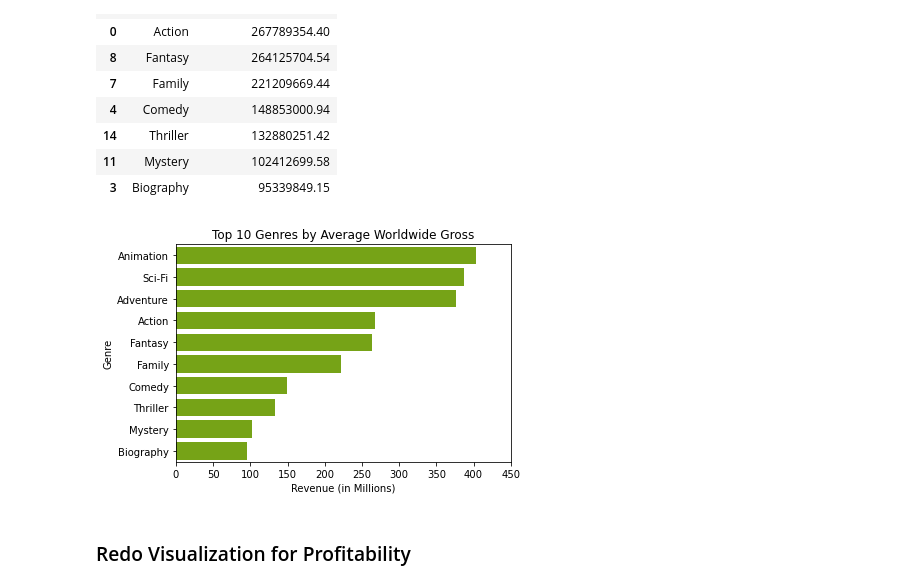
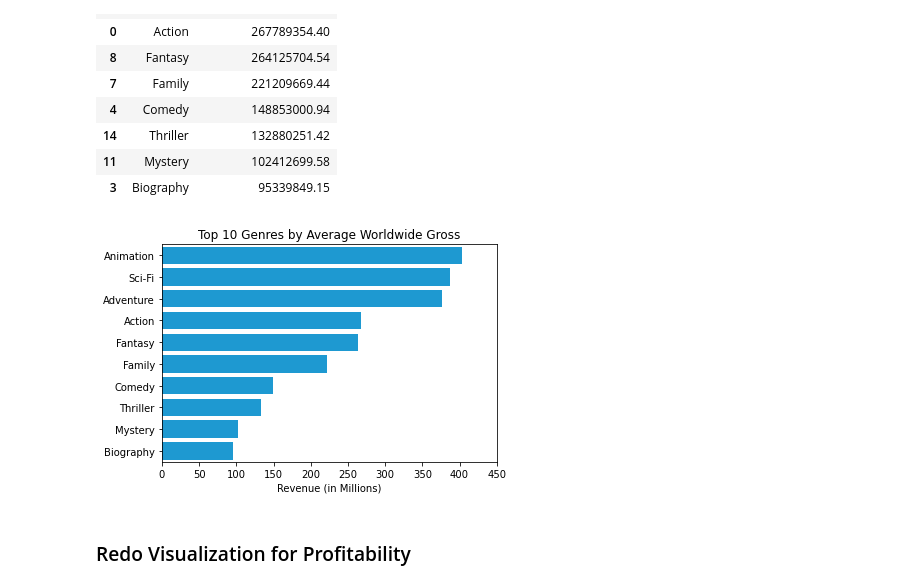
Before and after one commit to learn-co-curriculum/dsc-phase-1-project-v2-4, a Jupyter notebook: code/genre_v_boxoffice.ipynb, the cells around one changed output. Cells and saved outputs as stored; diff of their text form; code cells hidden in the pictures.

```diff
--- a/code/genre_v_boxoffice.ipynb
+++ b/code/genre_v_boxoffice.ipynb
@@ -629,22 +629,22 @@ new_worldwide_gross
 | 3 | Biography | 95339849.15 |
 # %%
 # plotting on a horizontal bar
-plot = sns.barplot(data=new_worldwide_gross, y='genre', x='worldwide_gross_final', orient='h', color='#7FBA00');
+plot = sns.barplot(data=new_worldwide_gross, y='genre', x='worldwide_gross_final', orient='h', color='#00A4EF');
 
 # title and axis labels
 plot.set_title("Top 10 Genres by Average Worldwide Gross")
 plot.set_xlabel("Revenue (in Millions)")
-plot.set_ylabel("Genre")
+plot.set_ylabel("")
 
 # This changes the tick labels to show in millions (ex. 50,000,000 -> 50)
 x_tick_labels = ['{:,.0f}'.format(x) for x in plot.get_xticks()/1000000]
 plot.set_xticks(plot.get_xticks().tolist())
 plot.set_xticklabels(x_tick_labels);
 
 # save plot as jpg
 plt.savefig('../Images/Top 10 Genres by Worldwide Gross.jpg', dpi=400, bbox_inches='tight')
 # %% [output]
-[figure, old version]
+[figure, new version]
 # %% [markdown]
 ### Redo Visualization for Profitability
 # %%
```
Also changed, not shown: parts of 3 cells of this notebook, 6 other files.
